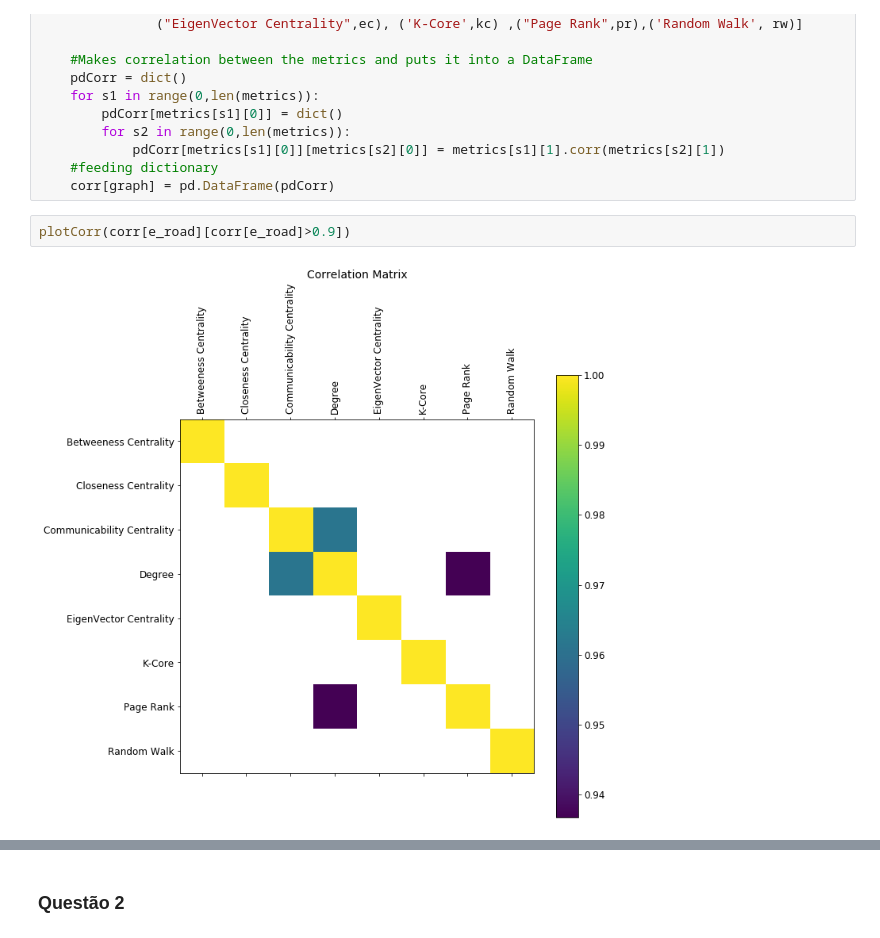
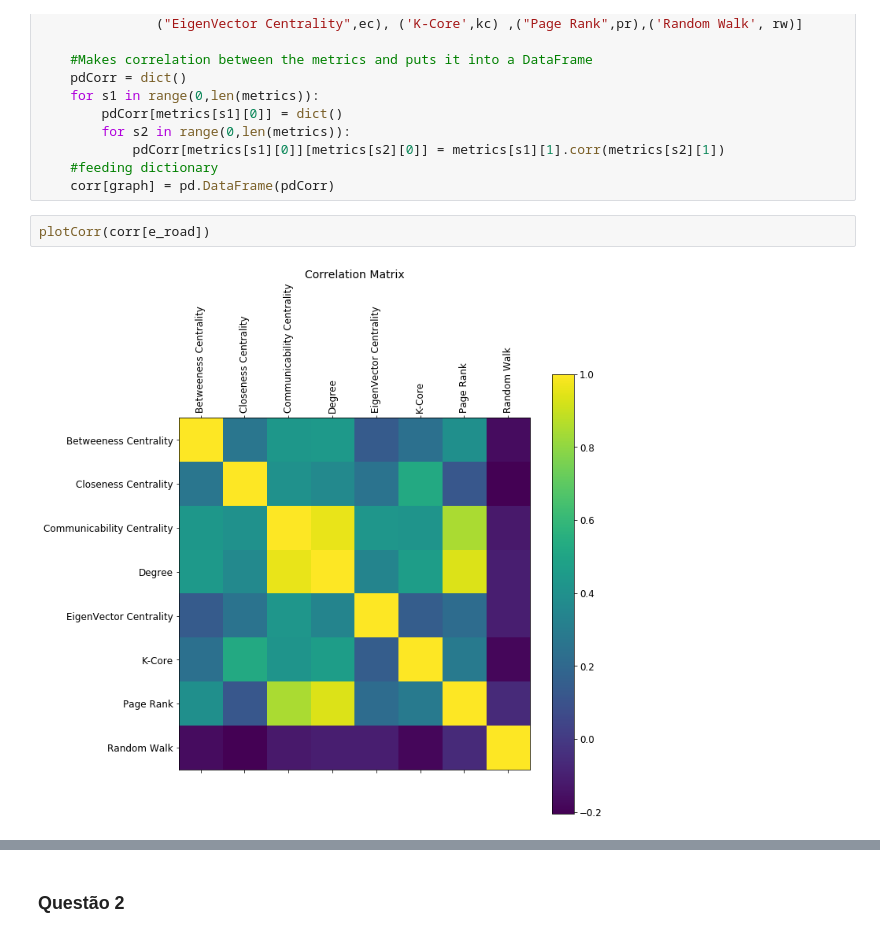
Before and after one commit to guimilan/redes_complexas, a Jupyter notebook: Lista2.ipynb, the cells around one changed output, grey strips where cells are left out. Drawn from its saved outputs; the diff is of its cells as text.

```diff
--- a/Lista2.ipynb
+++ b/Lista2.ipynb
@@ -283,6 +289,6 @@ for graph in [e_road, ham, celegans, airport]:
     #feeding dictionary
     corr[graph] = pd.DataFrame(pdCorr)
 # %%
-plotCorr(corr[e_road][corr[e_road]>0.9])
+plotCorr(corr[e_road])
 # %% [output]
-[figure, old version]
+[figure, new version]
```
Also changed, not shown: parts of 15 cells of this notebook.
